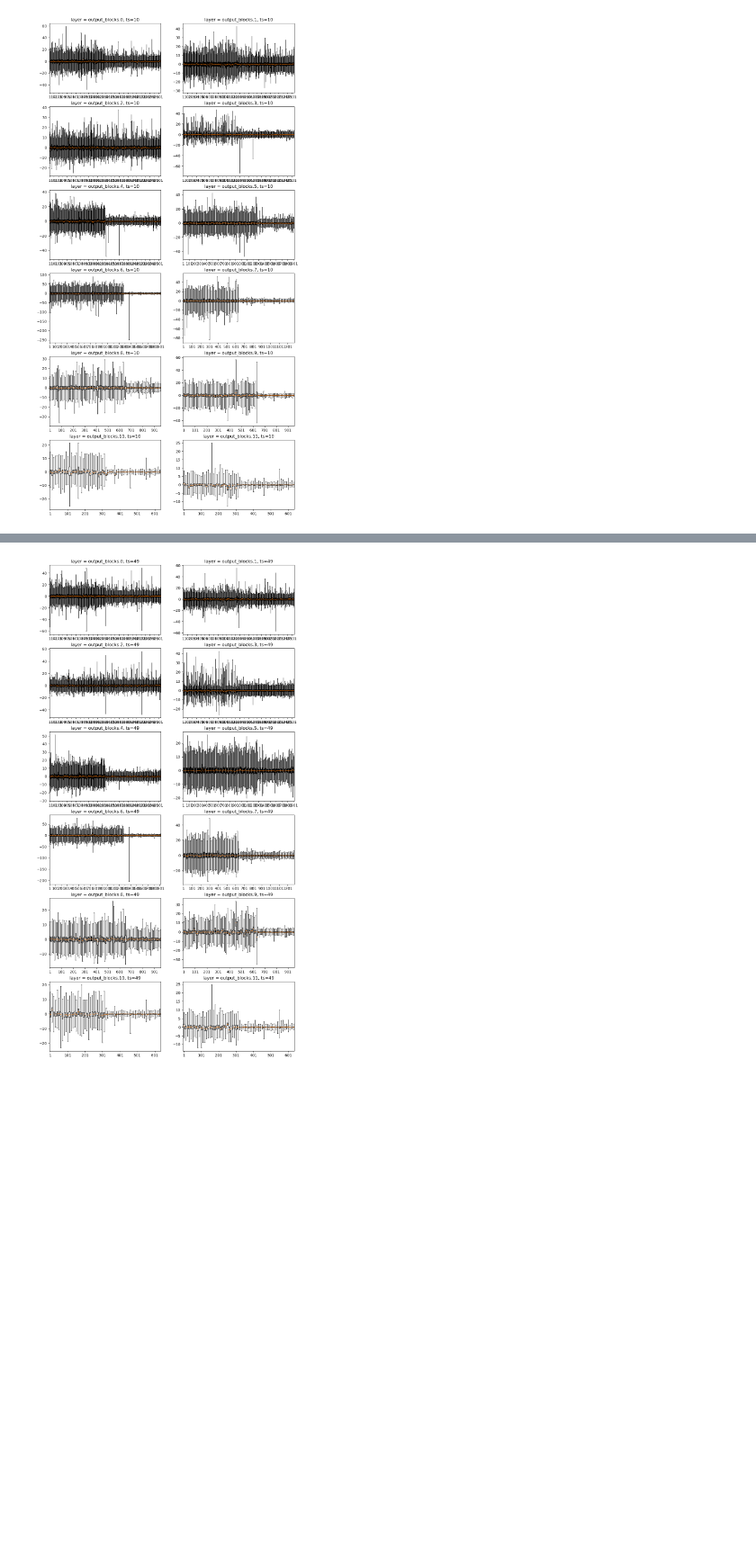
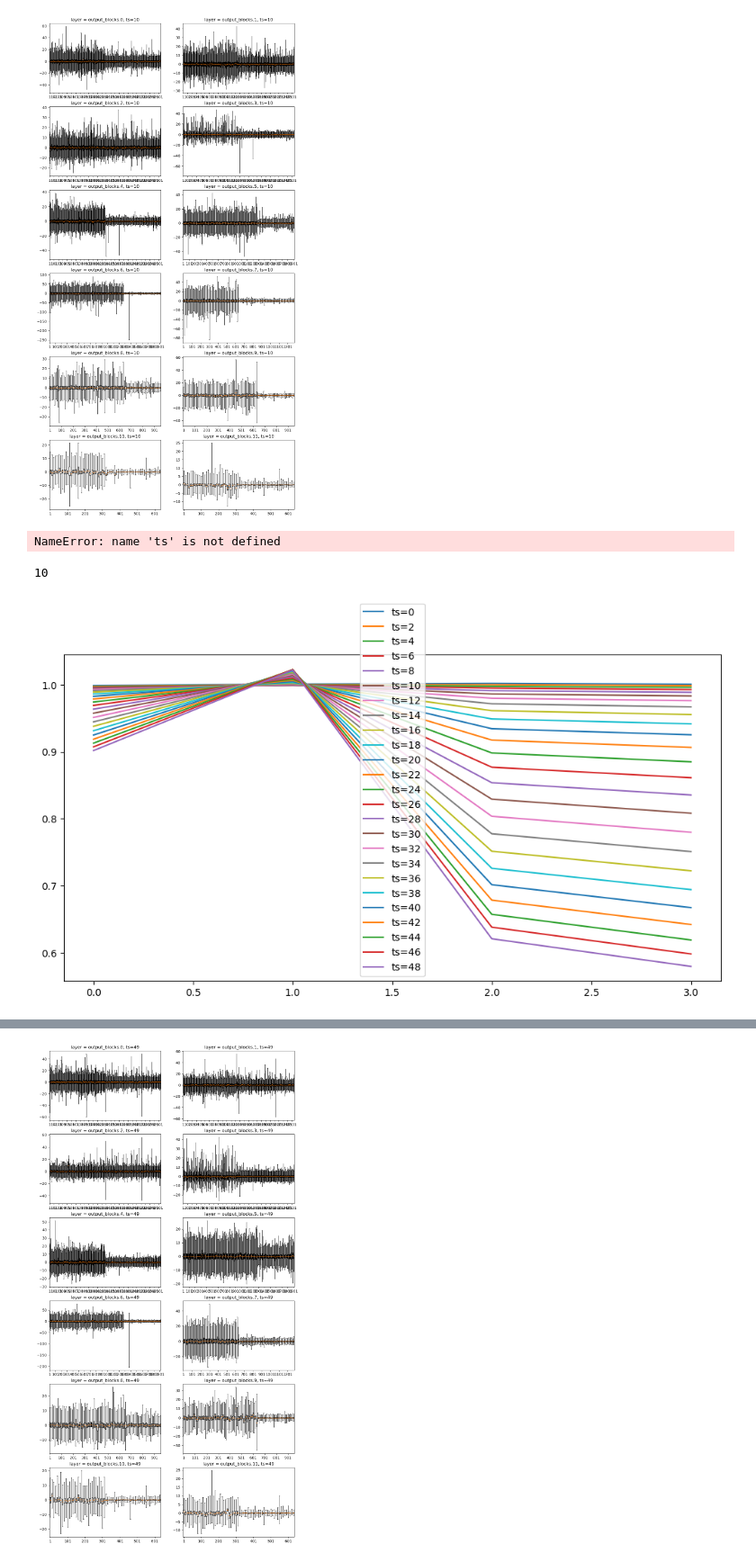
Before and after one commit to gevana/q-diffusion, a Jupyter notebook: scripts/stats_analizer.ipynb, the cells around one changed output, grey strips where cells are left out. Shown at 90% size. Cells and saved outputs as stored; diff of their text form; code cells hidden in the pictures; blank space fills up the shorter version.

```diff
--- a/scripts/stats_analizer.ipynb
+++ b/scripts/stats_analizer.ipynb
@@ -79,3 +81,57 @@ for ind in range(12):
 #plt.gca().xaxis.set_major_locator(ticker.MaxNLocator(nbins=6))
 # %% [output]
 [figure]
+# %%
+_=plt.plot(ddim_50[k[12+6]][ts]['var'].numpy()[0])
+ddim_50[k[12+6]][ts]['var'].shape
+# %% [output]
+NameError: name 'ts' is not defined
+# %%
+len(list(range(0,20,2)))
+# %% [output]
+10
+# %%
+#fig,ax = plt.subplots(5,2, figsize=(12, 4*6))
+fig,ax = plt.subplots(1,1, figsize=(12, 6))
+
+#ax = flatten(ax)
+#k_ind = 18;
+ts = 10
+s = 0
+for ind,ts in enumerate(range(0,50,2)):
+
+    # box_data = get_box_data(ddim_20,k[12+ind],ts)
+    # #box_data = get_box_data(ddim_50,k[k_ind],ts)
+    # #print(f'layer = {k[k_ind]}, {ts=}')
+
+    # channel_ind = list(range(1,box_data.shape[1]+1))
+    # if channel_ind[-1] > 100:
+    #     channel_ind_sample = channel_ind[::10]
+    # box_data = box_data[:,channel_ind_sample]
+    # channel_ind_ticks = list(range(1,len(channel_ind_sample)))#[::10]
+
+    #boxplot
+    # Create a figure instance
+
+    # _=ax[ind].bxp([{'whislo': w[0], 'q1': w[1], 'med': w[2], 'q3': w[3], 'whishi': w[4]} for w in box_data.T],
+    #     showfliers=False, widths=0.6)
+
+    _=ax.plot(ddim_50[k[0]][ts]['var'].numpy()[0], label=f'{ts=}')#, color='r')
+    #_=ax[ind].plot(ddim_50[k[s+ind]][ts+25]['var'].numpy()[0], label='50+', color='b')
+    #_=ax[ind].plot(ddim_50[k[s+ind]][ts+25]['var'].numpy()[0], label='50+', color='b')
+
+    #_=ax[ind].plot(ddim_20[k[12+ind]][ts]['mean'].numpy()[0], label='var_20', color='r')
+    #_=ax[ind].plot(ddim_50[k[12+ind]][ts+20]['mean'].numpy()[0], label='var_50', color='b')
+    ax.legend()
+    #ax.set_xticklabels(list(range(box_data.shape[1])))
+    #_=ax.set_xticks(channel_ind_sample[::10])
+    #_=ax.set_xticklabels(channel_ind_sample[::10])
+    #_=ax[ind].set_xticks(channel_ind_ticks[::10])
+    #_=ax[ind].set_xticklabels(channel_ind_sample[::10])
+    #ax[ind].set_title(f'layer = {k[s+ind]}, {ts=}')
+
+
+
+#plt.gca().xaxis.set_major_locator(ticker.MaxNLocator(nbins=6))
+# %% [output]
+[figure, added]
```
Also changed, not shown: parts of 5 cells of this notebook, 6 other files.
